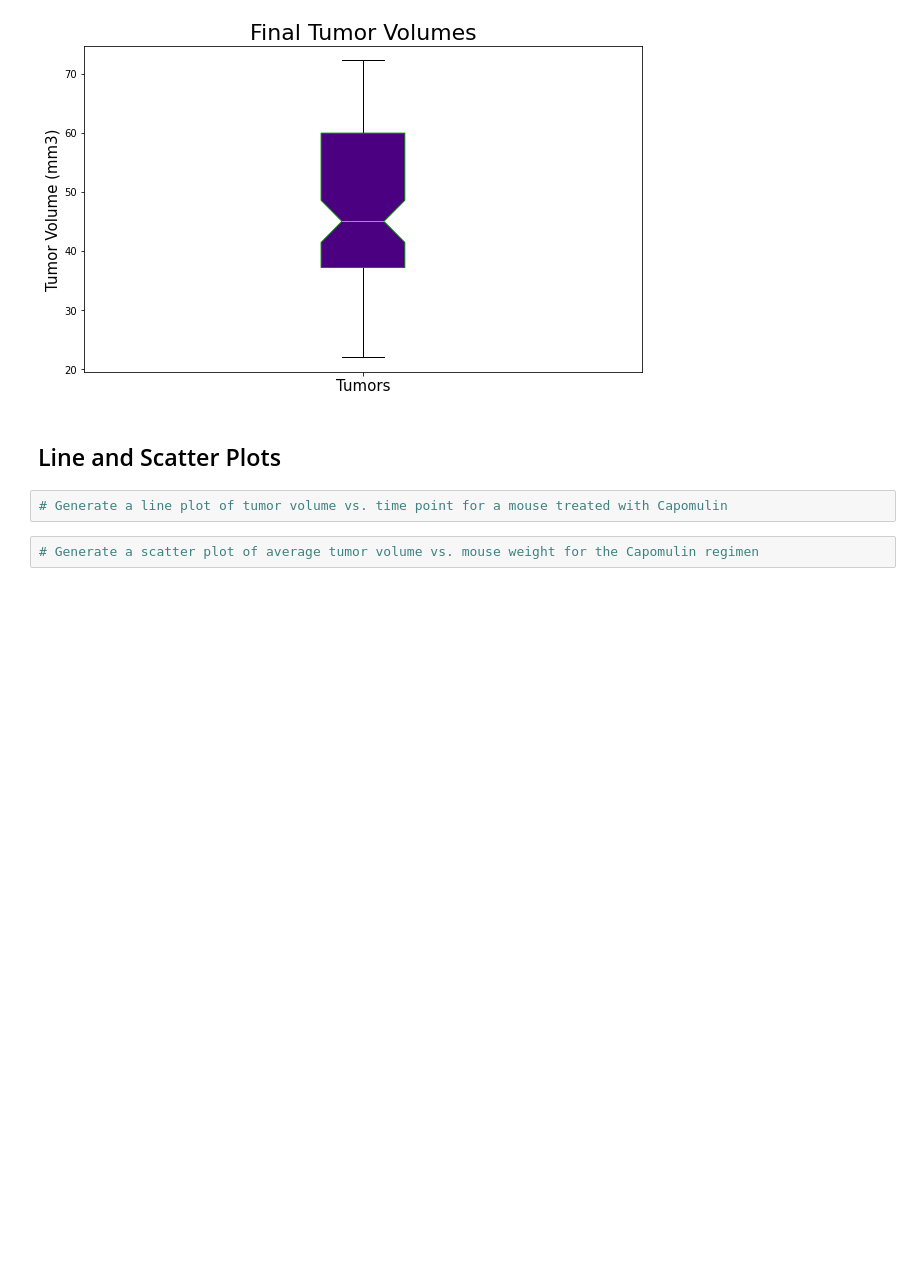
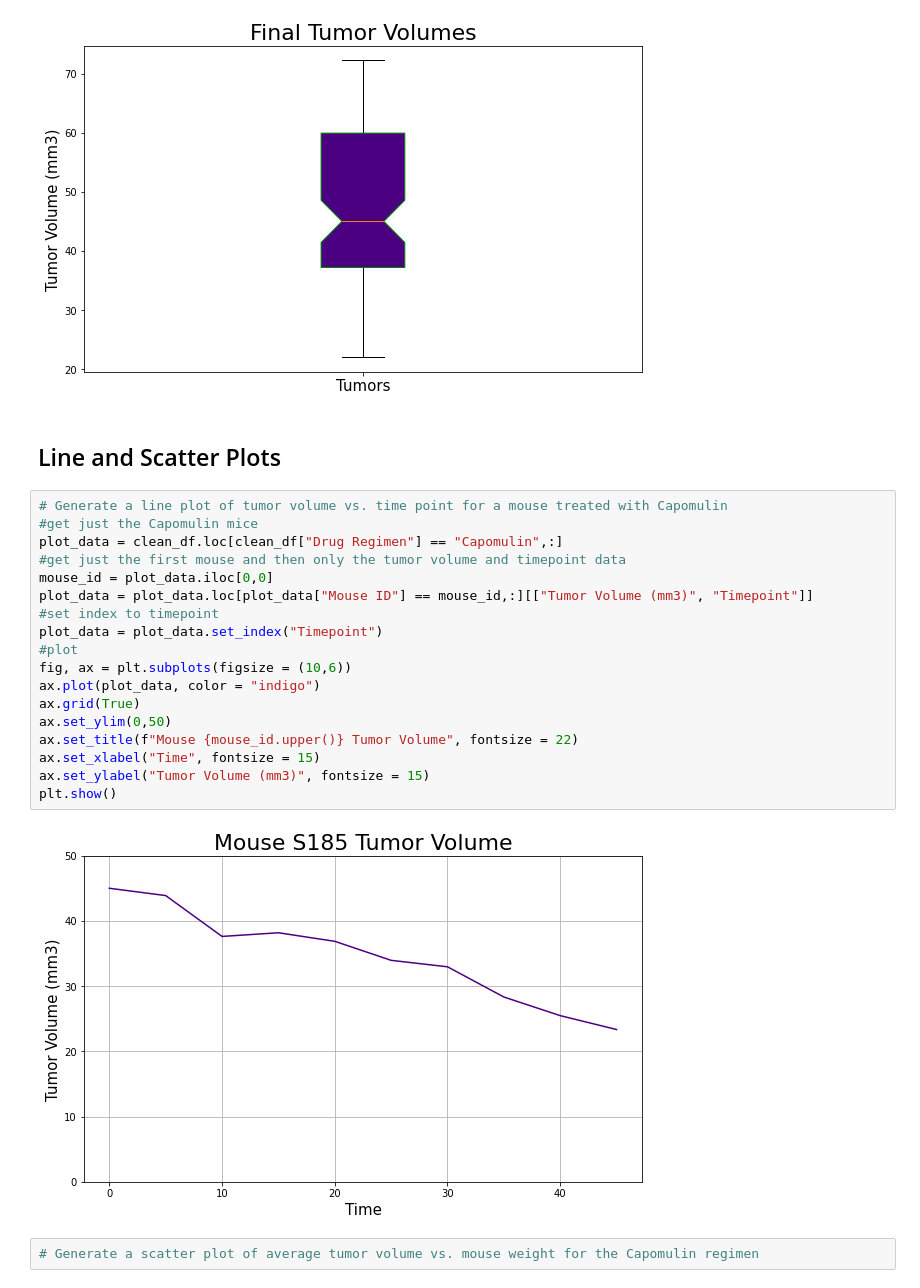
Before and after one commit to BrianDouglas/matplotlib-challenge, a Jupyter notebook: pymaceuticals_starter.ipynb, the cells around one changed output. Saved outputs shown, nothing was run; the diff lists cells and outputs as text; blank space fills up the shorter version.

Commit message:
Finished making line plot and fixed outlier analysis to calculate regimens seperately

```diff
--- a/pymaceuticals_starter.ipynb
+++ b/pymaceuticals_starter.ipynb
@@ -248,8 +263,26 @@ plt.show()
 [figure]
 # %% [markdown]
 ## Line and Scatter Plots
-# %%
-# Generate a line plot of tumor volume vs. time point for a mouse treated with Capomulin
+# %%
+# Generate a line plot of tumor volume vs. time point for a mouse treated with Capomulin
+#get just the Capomulin mice
+plot_data = clean_df.loc[clean_df["Drug Regimen"] == "Capomulin",:]
+#get just the first mouse and then only the tumor volume and timepoint data
+mouse_id = plot_data.iloc[0,0]
+plot_data = plot_data.loc[plot_data["Mouse ID"] == mouse_id,:][["Tumor Volume (mm3)", "Timepoint"]]
+#set index to timepoint
+plot_data = plot_data.set_index("Timepoint")
+#plot
+fig, ax = plt.subplots(figsize = (10,6))
+ax.plot(plot_data, color = "indigo")
+ax.grid(True)
+ax.set_ylim(0,50)
+ax.set_title(f"Mouse {mouse_id.upper()} Tumor Volume", fontsize = 22)
+ax.set_xlabel("Time", fontsize = 15)
+ax.set_ylabel("Tumor Volume (mm3)", fontsize = 15)
+plt.show()
+# %% [output]
+[figure, added]
 # %%
 # Generate a scatter plot of average tumor volume vs. mouse weight for the Capomulin regimen
 # %% [markdown]
```
Also changed, not shown: parts of 3 cells of this notebook.
